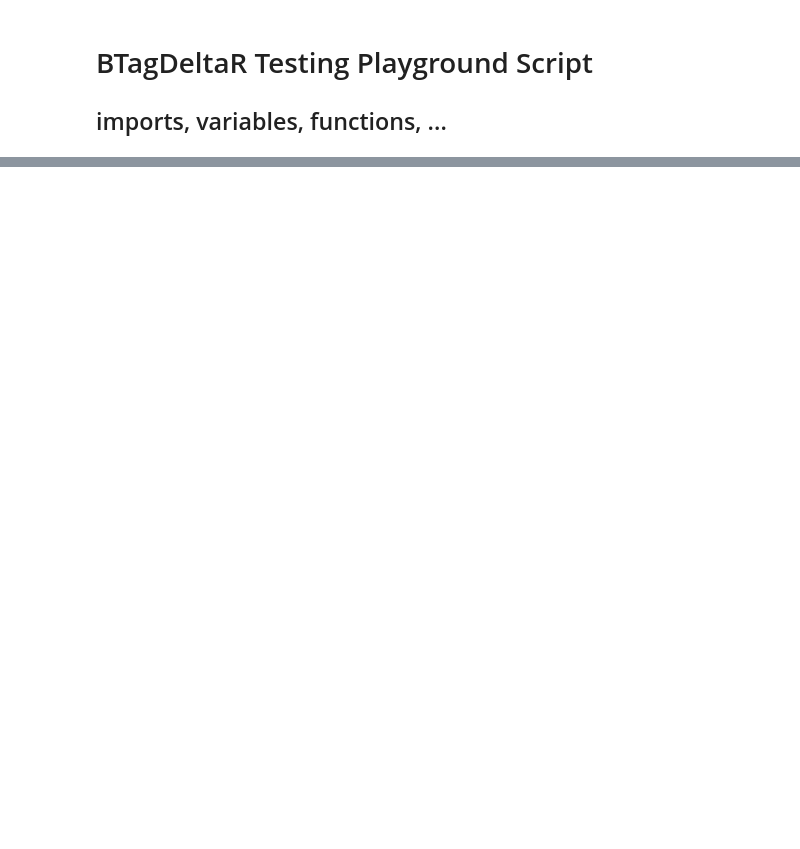
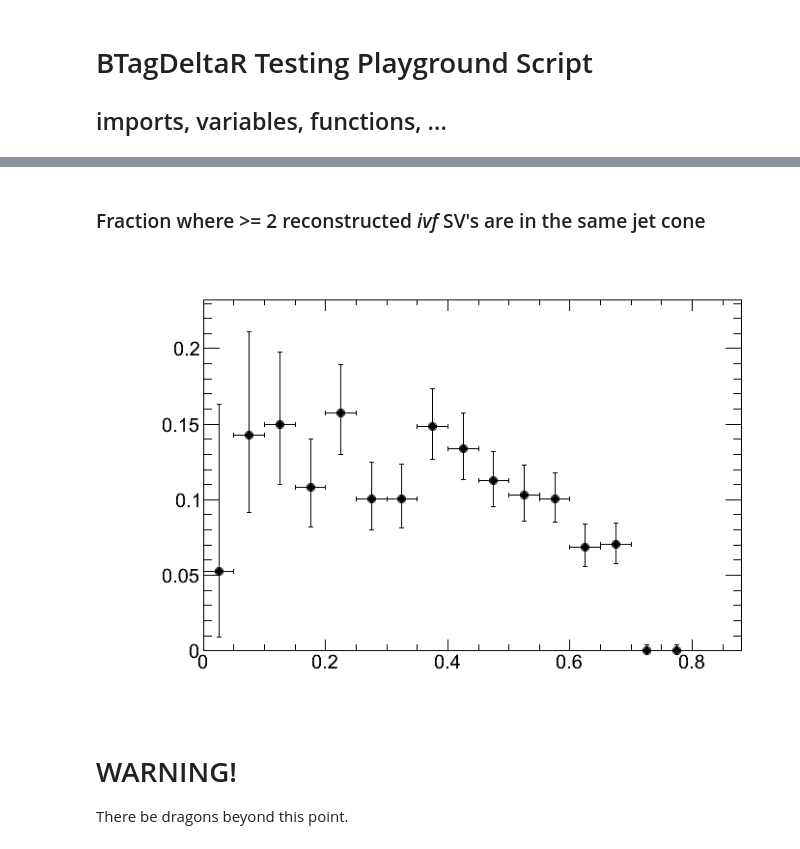
Before and after one commit to HeinerTholen/BTagDeltaR, a Jupyter notebook: Testing/python/iPyFwLite.ipynb, the cells around one changed output, grey strips where cells are left out. Saved outputs shown, nothing was run; the diff lists cells and outputs as text; code cells hidden in the pictures; blank space fills up the shorter version.

```diff
--- a/Testing/python/iPyFwLite.ipynb
+++ b/Testing/python/iPyFwLite.ipynb
@@ -95,3 +171,12 @@ f.Close()
+# %% [markdown]
+### Fraction where >= 2 reconstructed _ivf_ SV's are in the same jet cone
+# %%
+mkgrph(fs.JetWithDoubleIvfSV, fs.MinDeltaR)
+# %% [output]
+[figure, added]
+# %% [markdown]
+# WARNING!
+There be dragons beyond this point.
 # %%
 event = next(events)
 event.getByLabel("MyAk7PFInclusiveSecondaryVertexFinderTagInfos", h_sv_ivf)
```
Also changed, not shown: parts of 24 cells of this notebook.
